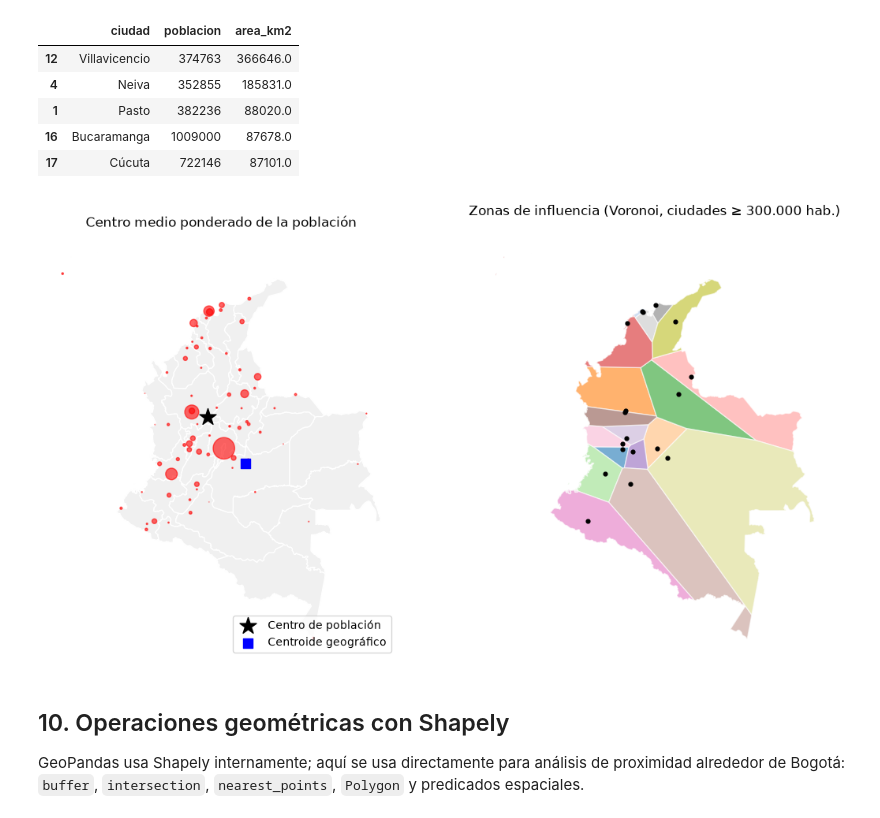
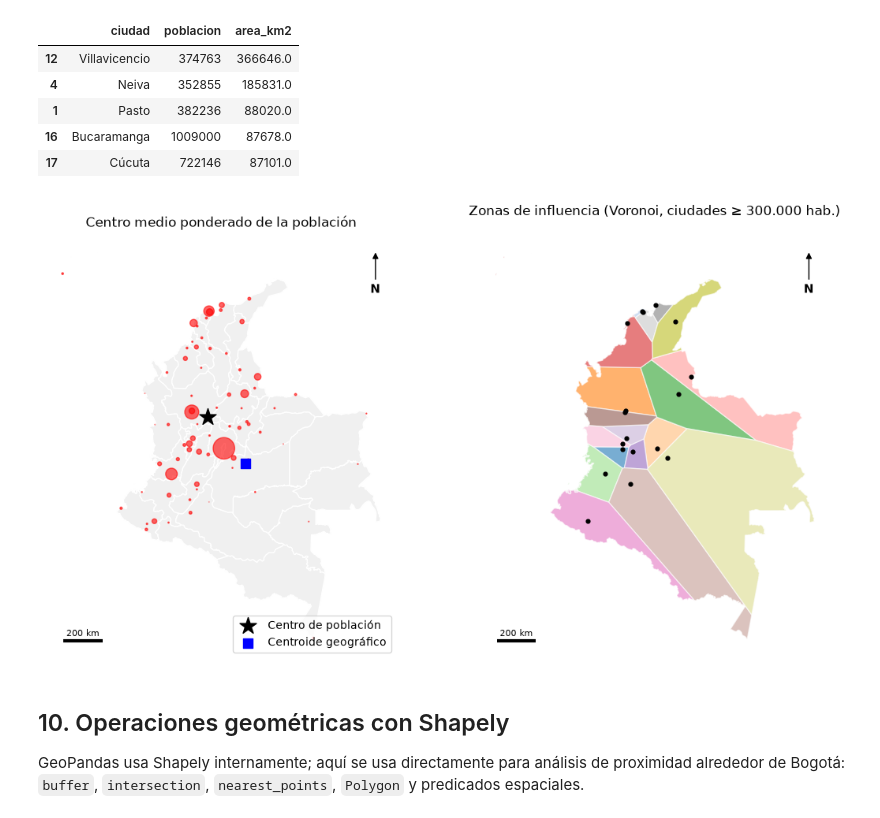
Before and after one commit to Loperaa-Juan/Ejercicio-SIG, a Jupyter notebook: analisis_geopandas.ipynb, the cells around one changed output. Saved outputs shown, nothing was run; the diff lists cells and outputs as text; code cells hidden in the pictures.

Commit message:
feat: mejora la cartografía con escala, norte, panel comparativo y exportación de mapas

```diff
--- a/analisis_geopandas.ipynb
+++ b/analisis_geopandas.ipynb
@@ -51,3 +53,28 @@ CRS_METRICO = "EPSG:9377"  # MAGNA-SIRGAS Origen Nacional (metros)
+# %%
+SALIDAS = Path("outputs")
+SALIDAS.mkdir(exist_ok=True)
+
+def decorar_mapa(ax, titulo, km=None, grados=False, norte=True):
+    """Título, flecha de norte y barra de escala de `km` km (aproximada si el mapa está en grados)."""
+    ax.set_title(titulo)
+    x0, x1 = ax.get_xlim()
+    y0, y1 = ax.get_ylim()
+    if norte:
+        ax.annotate("N", xy=(0.94, 0.96), xytext=(0.94, 0.86), xycoords="axes fraction", ha="center",
+                    fontsize=11, fontweight="bold", arrowprops={"arrowstyle": "-|>", "color": "black"})
+    if km:
+        largo = km * 1000
+        if grados:  # 1° de longitud ≈ 111,32 km · cos(latitud)
+            largo = km / (111.32 * np.cos(np.radians((y0 + y1) / 2)))
+        x, y = x0 + 0.05 * (x1 - x0), y0 + 0.04 * (y1 - y0)
+        ax.plot([x, x + largo], [y, y], color="black", linewidth=3, solid_capstyle="butt")
+        ax.text(x + largo / 2, y + 0.012 * (y1 - y0), f"{km} km", ha="center", fontsize=8)
+    ax.set_xlim(x0, x1)
+    ax.set_ylim(y0, y1)
+
+def guardar(fig, nombre):
+    """Exporta la figura a outputs/."""
+    fig.savefig(SALIDAS / f"{nombre}.png", dpi=200, bbox_inches="tight")
 # %% [markdown]
 ## 4. Descarga de datos
 # %%
@@ -239,7 +267,8 @@ reto.plot(color="#d95f0e", edgecolor="white", ax=ax)
 for _, r in reto.iterrows():
     p = r.geometry.representative_point()
     ax.annotate(r.departamento, (p.x, p.y), ha="center", fontsize=8)
-ax.set_title("Departamentos con alta densidad urbana y ≥ 1 millón de habitantes urbanos")
+decorar_mapa(ax, "Departamentos con alta densidad urbana y ≥ 1 millón de habitantes urbanos", km=200)
 ax.set_axis_off()
+guardar(fig, "02_reto_densidad_urbana")
 plt.show()
 # %% [output]
@@ -317,20 +346,21 @@ voronoi.sort_values("area_km2", ascending=False)[["ciudad", "poblacion", "area_k
 # %%
 fig, axs = plt.subplots(1, 2, figsize=(13, 7))
 deptos.plot(color="#f0f0f0", edgecolor="white", ax=axs[0])
 ciudades.plot(ax=axs[0], markersize=ciudades.poblacion / 20000, color="red", alpha=0.6)
 gpd.GeoSeries([centro_pob], crs=CRS_METRICO).plot(ax=axs[0], marker="*", color="black", markersize=250, label="Centro de población")
 gpd.GeoSeries([centro_geo], crs=CRS_METRICO).plot(ax=axs[0], marker="s", color="blue", markersize=80, label="Centroide geográfico")
 axs[0].legend(loc="lower right")
-axs[0].set_title("Centro medio ponderado de la población")
+decorar_mapa(axs[0], "Centro medio ponderado de la población", km=200)
 
 voronoi.plot(column="ciudad", cmap="tab20", alpha=0.6, edgecolor="white", ax=axs[1])
 grandes.plot(ax=axs[1], color="black", markersize=12)
-axs[1].set_title("Zonas de influencia (Voronoi, ciudades ≥ 300.000 hab.)")
+decorar_mapa(axs[1], "Zonas de influencia (Voronoi, ciudades ≥ 300.000 hab.)", km=200)
 for ax in axs:
     ax.set_axis_off()
+guardar(fig, "03_distribucion_espacial")
 plt.show()
 # %% [output]
-[figure, old version]
+[figure, new version]
 # %% [markdown]
 ## 10. Operaciones geométricas con Shapely
 GeoPandas usa Shapely internamente; aquí se usa directamente para análisis de proximidad alrededor de Bogotá:
```
Also changed, not shown: parts of 7 cells of this notebook, 1 other file.
